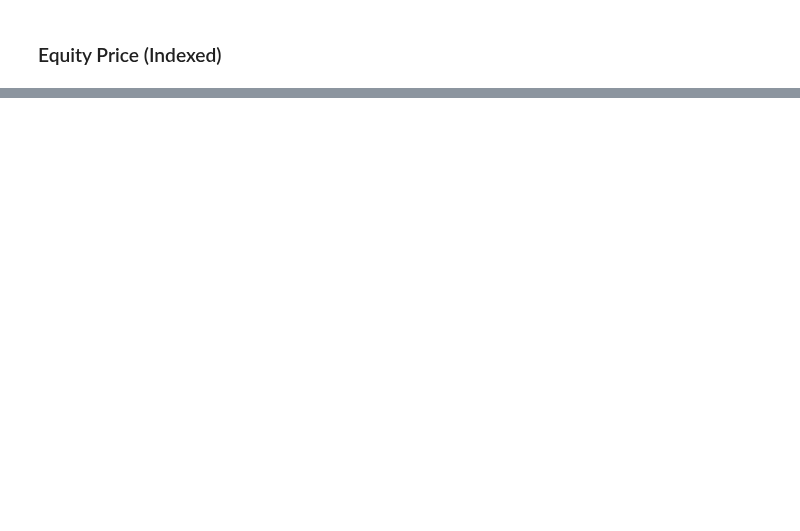
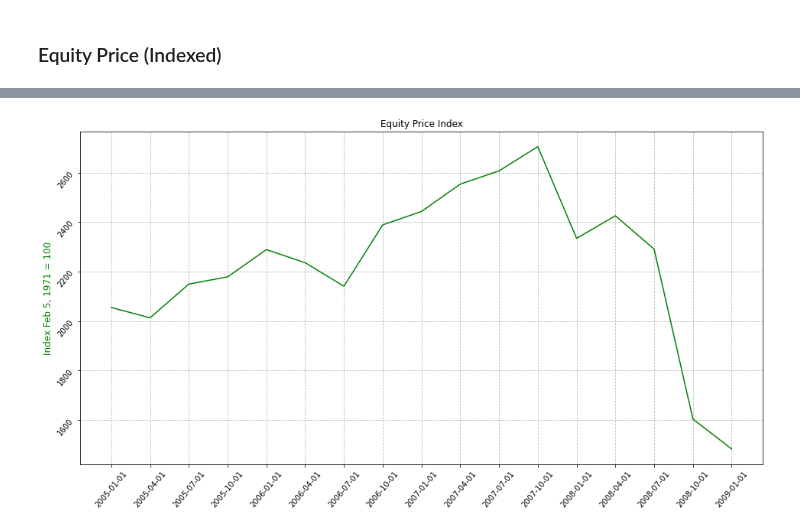
Before and after one commit to bridaniels/Principles_NavigatingBigDebtCrises, a Jupyter notebook: Part1/deflationDebtCycle/03_top.ipynb, the cells around one changed output, grey strips where cells are left out. Drawn from its saved outputs; the diff is of its cells as text; code cells hidden in the pictures; blank space fills up the shorter version.

```diff
--- a/Part1/deflationDebtCycle/03_top.ipynb
+++ b/Part1/deflationDebtCycle/03_top.ipynb
@@ -59,0 +65,4 @@ top_cycle.plot_SR_LR()
+# %%
+top_cycle.plot_equity_price_index()
+# %% [output]
+[figure, added]
```
Also changed, not shown: parts of 9 cells of this notebook, 1 other file.
